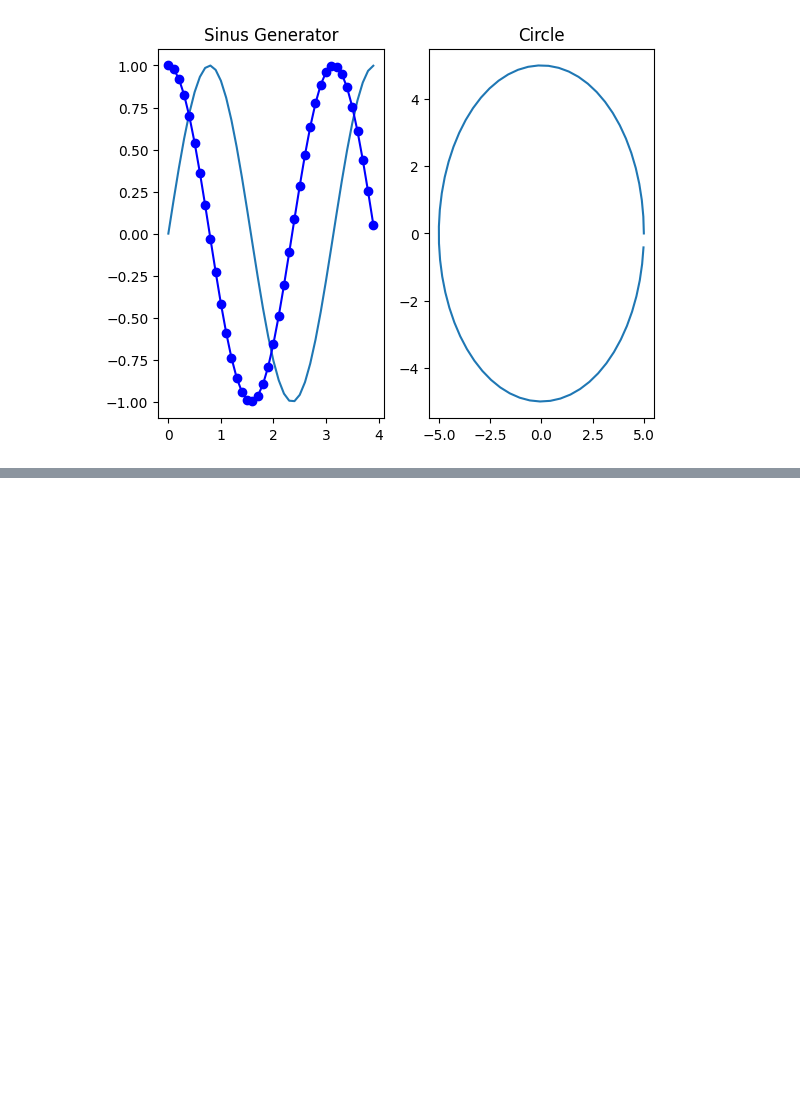
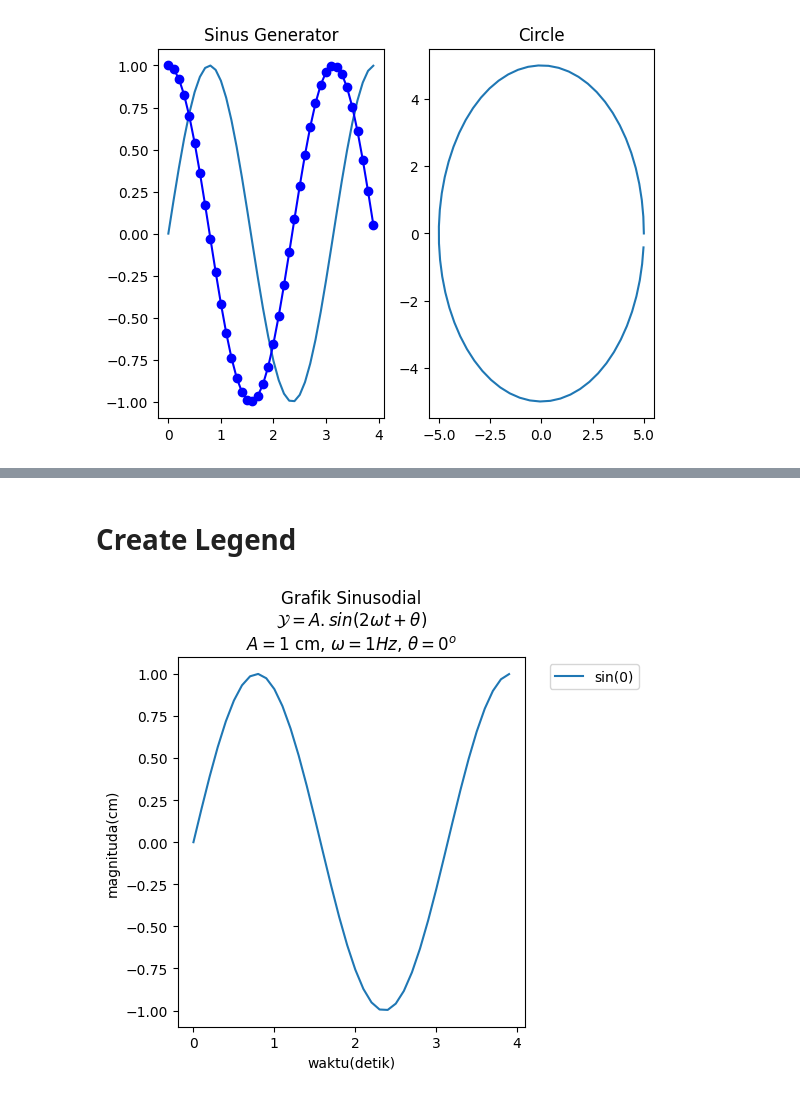
Before and after one commit to yamaniyuda/Scientific-Computation, a Jupyter notebook: matplotlib.ipynb, the cells around one changed output, grey strips where cells are left out. Drawn from its saved outputs; the diff is of its cells as text; code cells hidden in the pictures; blank space fills up the shorter version.

```diff
--- a/matplotlib.ipynb
+++ b/matplotlib.ipynb
@@ -66,0 +106,48 @@ plt.show()
+# %% [markdown]
+# Create Legend
+# %%
+import numpy as np
+import matplotlib.pyplot as plt
+
+'''
+  1.  Create data
+  2.  Create plot
+  3.  Show plot
+'''
+
+# 1.  Create data (sin(2wt + theta))
+def sinusGenerator(amplitudo, frekuensi, tLast, theta):
+  t = np.arange(0, tLast, 0.1)
+  y = amplitudo * np.sin(2 * frekuensi * t + np.deg2rad(theta))
+  return t, y
+
+amplitudo = 1
+frekuensi = 1
+theta = 0
+tlast = 4
+
+t,y = sinusGenerator(amplitudo, frekuensi, tlast, theta)
+
+title = 'Grafik Sinusodial\n'
+formula = r'$ \mathcal{Y} = A.sin(2 \omega t + \theta) $' + '\n'
+params1 = r'$ A = $' + str(amplitudo) + ' cm, '
+params2 = r'$ \omega = $' + str(frekuensi) + r'$ \mathit{Hz} $' + ', '
+params3 = r'$ \theta = $' + str(theta) + r'$ ^{o} $'
+
+plt.plot(t,y, label="sin(0)")
+plt.title(title + formula + params1 + params2 + params3)
+plt.xlabel('waktu(detik)')
+plt.ylabel('magnituda(cm)')
+plt.legend(loc = "upper center", bbox_to_anchor = (1.2, 1))
+
+# Create legend and move plot
+plt.figure(1)
+ax = plt.subplot(111)
+box = ax.get_position()
+ax.set_position([box.x0, box.y0, box.width * 0.7, box.height])
+
+
+
+plt.show()
+# %% [output]
+[figure, added]
```
Also changed, not shown: parts of 2 cells of this notebook.
